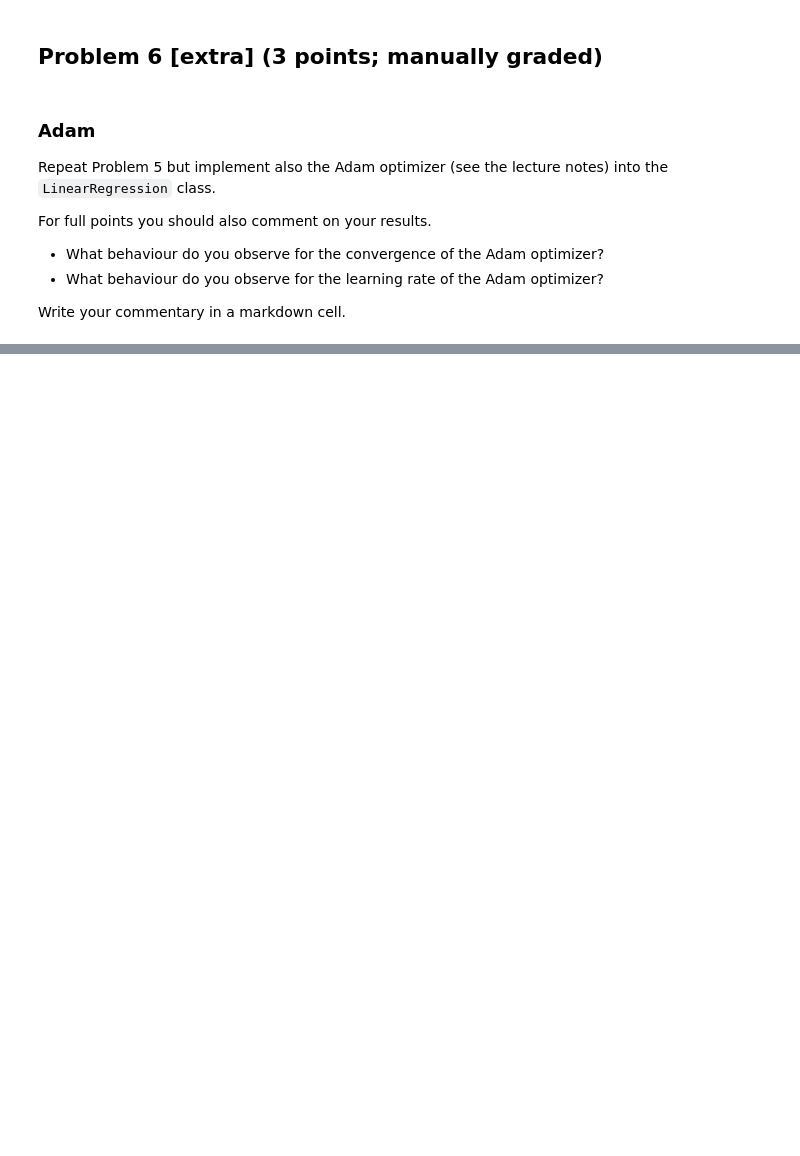
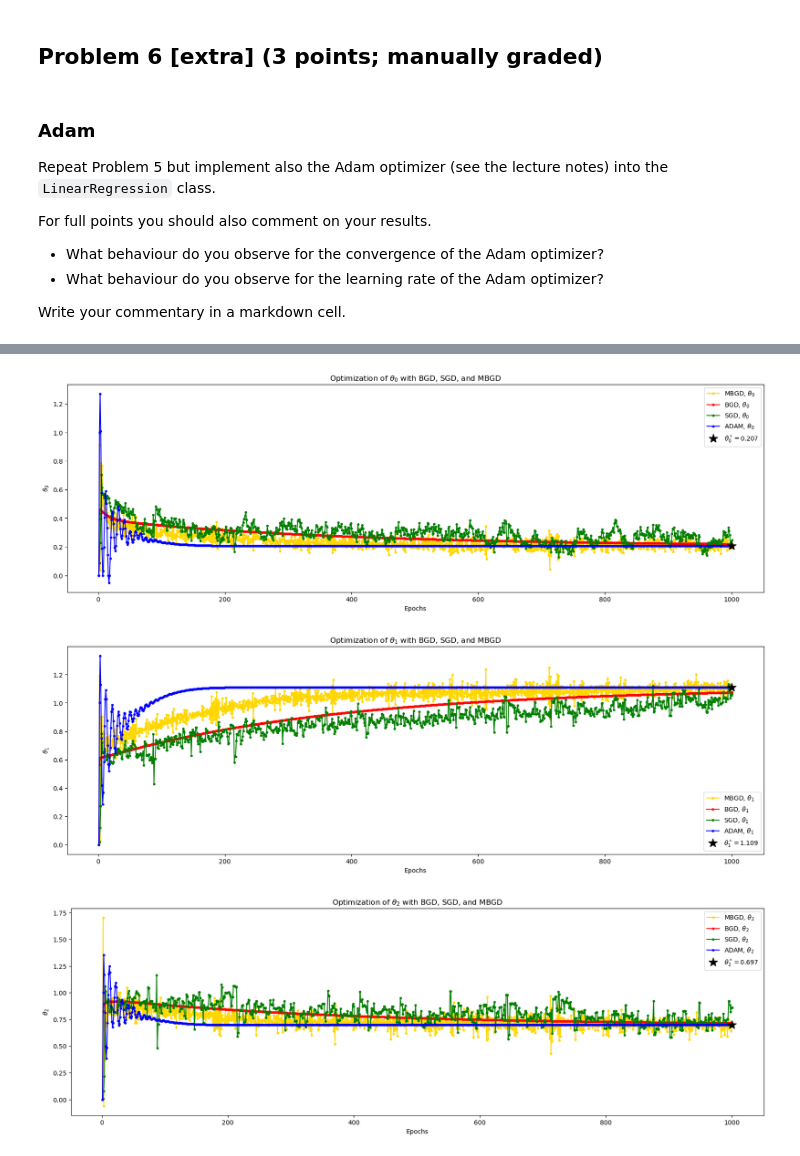
Before and after one commit to stommen/tif285, a Jupyter notebook: hand-ins/pub/ProblemSets/Set1/TIF285_ps1_extra_problems.ipynb, the cells around one changed output, grey strips where cells are left out. Drawn from its saved outputs; the diff is of its cells as text; code cells hidden in the pictures; blank space fills up the shorter version.

```diff
--- a/hand-ins/pub/ProblemSets/Set1/TIF285_ps1_extra_problems.ipynb
+++ b/hand-ins/pub/ProblemSets/Set1/TIF285_ps1_extra_problems.ipynb
@@ -547,0 +736,37 @@ ydata = data[:,1]
+# %%
+#
+# YOUR CODE HERE
+#
+
+filename = f'{DATA_ID}PS1_Prob3_data.txt'
+data = np.loadtxt(filename)
+xdata = data[:,0]
+ydata = data[:,1]
+
+theta_start = [0. , 0. , 0.]
+
+theta_star = model.theta_fit[:,0]
+
+bgd_history = model.theta_bgd_history
+sgd_history = model.theta_sgd_history
+mbgd_history = model.theta_mbgd_history
+adam_history = model.theta_adam_history
+
+for i in range(model.num_parameters):
+    fig = plt.figure(figsize=(20, 6))
+    plt.plot(np.linspace(1, mbgd_history.shape[0], mbgd_history.shape[0]), mbgd_history[:,i], '-o', color='gold', markersize=3, label=f'MBGD, $\\theta_{i}$')
+    plt.plot(np.linspace(1, bgd_history.shape[0], bgd_history.shape[0]), bgd_history[:,i], 'r-o', markersize=3, label=f'BGD, $\\theta_{i}$')
+    plt.plot(np.linspace(1, sgd_history.shape[0], sgd_history.shape[0]), sgd_history[:,i], 'g-o', markersize=3, label=f'SGD, $\\theta_{i}$')
+    plt.plot(np.linspace(1, adam_history.shape[0], adam_history.shape[0]), adam_history[:,i], '-o', color='blue', markersize=3, label=f'ADAM, $\\theta_{i}$')
+
+    plt.plot(bgd_epochs, model.theta_fit[i], 'k*', label=f'$\\theta_{i}^*={theta_star[i]:.3f}$', markersize=15)
+    plt.legend()
+    plt.ylabel(f'$\\theta_{i}$')
+    plt.xlabel('Epochs')
+    plt.title(f'Optimization of $\\theta_{i}$ with BGD, SGD, and MBGD')
+
+plt.show()
+# %% [output]
+[figure, added]
+[figure, added]
+[figure, added]
```
Also changed, not shown: parts of 10 cells of this notebook.
